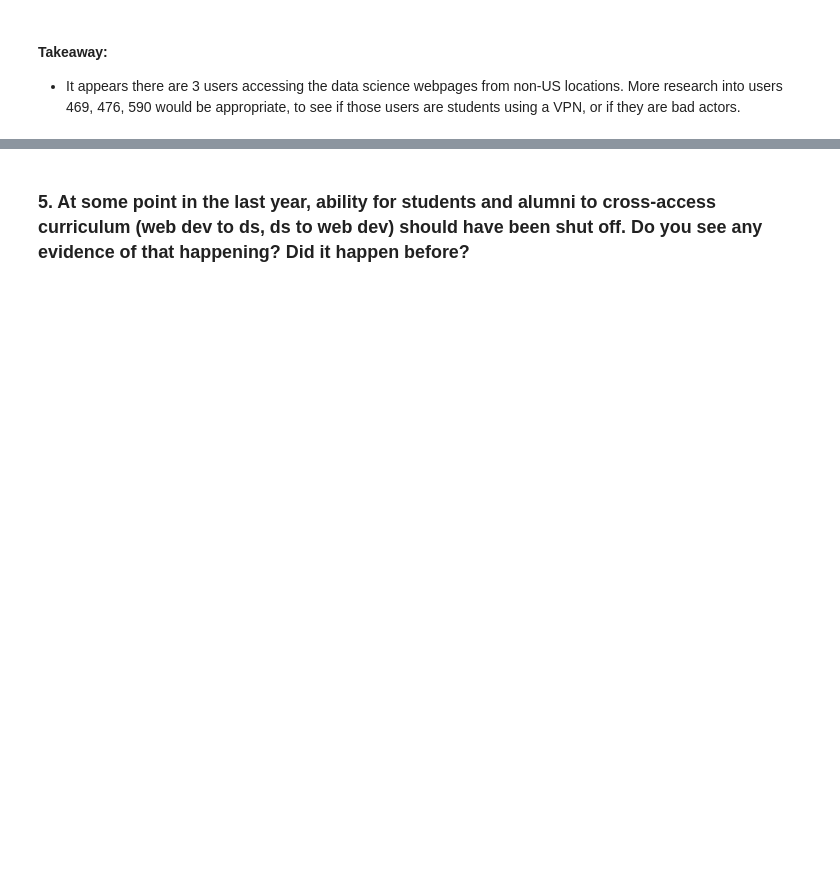
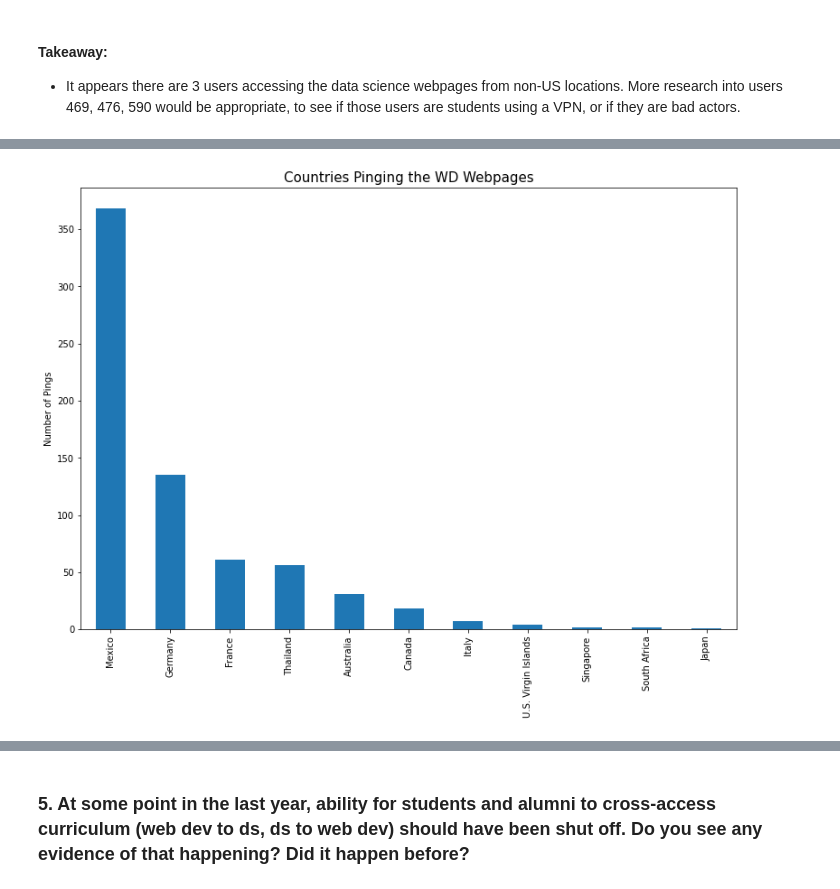
Before and after one commit to lukewbecker/time-series-project, a Jupyter notebook: time_series_project.ipynb, the cells around one changed output, grey strips where cells are left out. Saved outputs shown, nothing was run; the diff lists cells and outputs as text; code cells hidden in the pictures; blank space fills up the shorter version.

```diff
--- a/time_series_project.ipynb
+++ b/time_series_project.ipynb
@@ -1219,0 +1243,4 @@ plt.show()
+# %%
+wd_ips = pd.DataFrame(wd_ips)
+wd_ips.rename(columns = {0: 'ip'}, inplace = True)
+wd_ips.shape
@@ -1219,0 +1249,21 @@ plt.show()
+# %%
+# This loop will append the location data by using the IP address API.
+
+wd_ips_locate = []
+n = 0
+ips_wd_count = wd_df.ip.nunique()
+
+for index, row in wd_ips.iterrows():
+    location = row['ip']
+    url = "https://freegeoip.app/json/" + location
+    headers = {
+    'accept': "application/json",
+    'content-type': "application/json"
+    }
+
+    response = requests.request("GET", url, headers=headers)
+    data = response.json()
+    wd_ips_locate.append(data)
+
+    n = n + 1
+    print(f"Loop number {n} of {ips_wd_count}")
@@ -1219,0 +1288,5 @@ plt.show()
+# %%
+wd_ip_data = pd.DataFrame(wd_ips_locate)
+# %%
+wd_df = wd_df.merge(wd_ip_data, how= 'left', on = 'ip')
+wd_df
@@ -1219,0 +1351,8 @@ plt.show()
+# %%
+wd_foreign_ip = wd_df[wd_df.country_name != 'United States']
+wd_foreign_ip.country_name.value_counts().plot(kind = 'bar', figsize = (13, 9))
+plt.title("Countries Pinging the WD Webpages", fontsize = 15)
+plt.ylabel("Number of Pings")
+plt.show()
+# %% [output]
+[figure, added]
```
Also changed, not shown: parts of 43 cells of this notebook.
